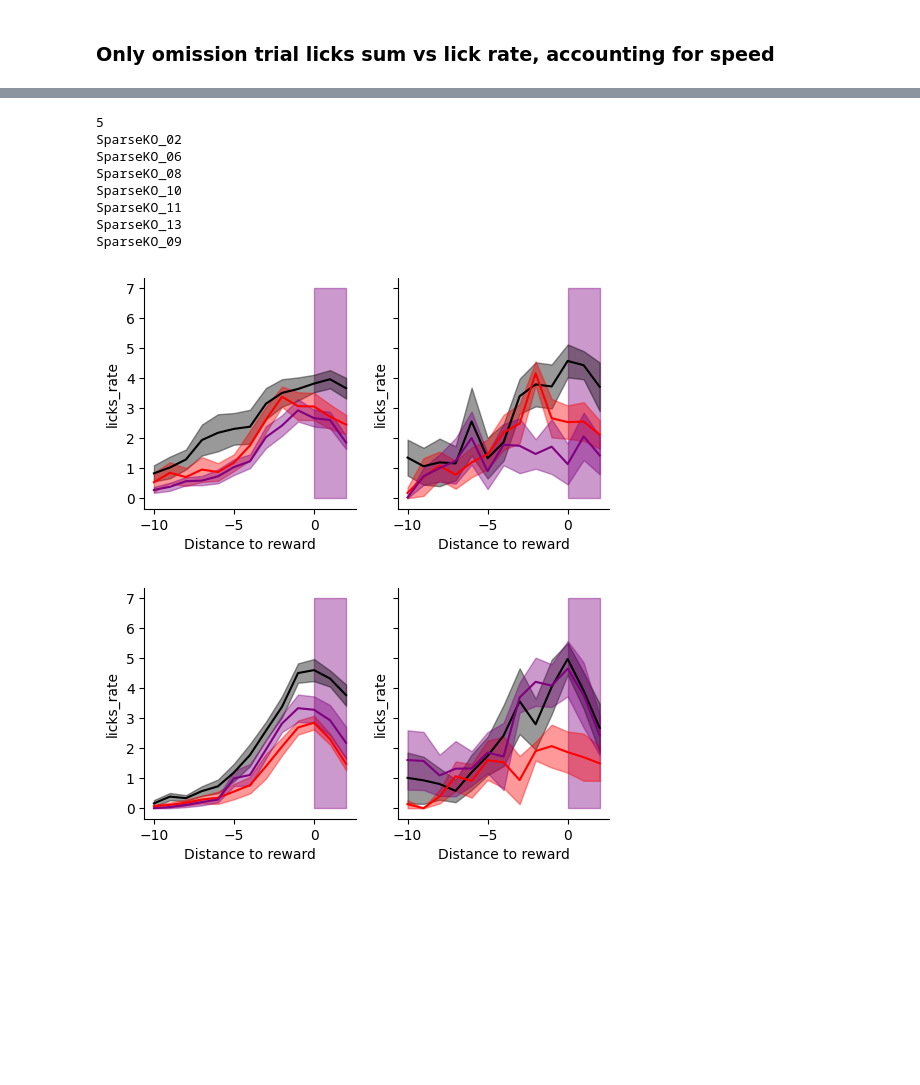
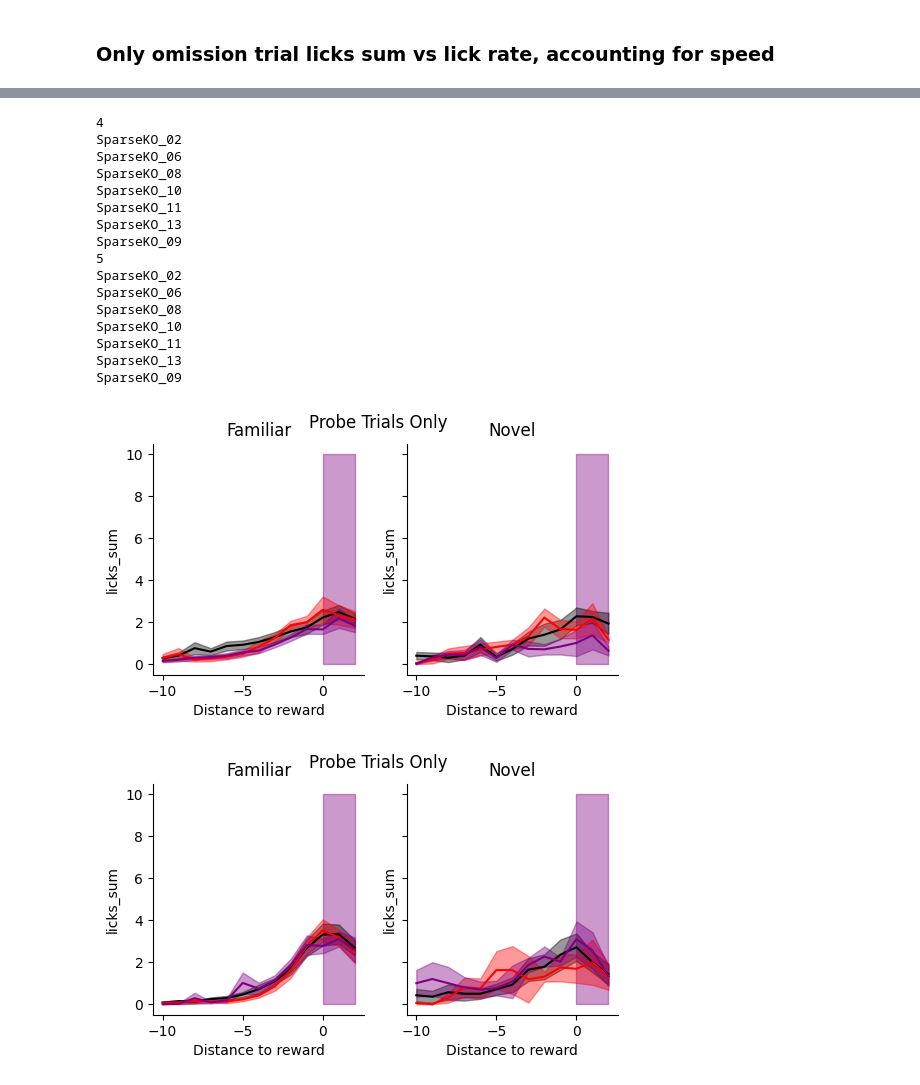
Before and after one commit to GiocomoLab/STX3KO_analyses, a Jupyter notebook: notebooks/figure1/lick_rate.ipynb, the cells around one changed output, grey strips where cells are left out. Drawn from its saved outputs; the diff is of its cells as text; code cells hidden in the pictures; blank space fills up the shorter version.

```diff
--- a/notebooks/figure1/lick_rate.ipynb
+++ b/notebooks/figure1/lick_rate.ipynb
@@ -27,10 +27,3 @@ plt.rcParams['pdf.fonttype']=42
 # %%
 figdir = pathlib.Path('/mnt/BigDisk/fig_scratch/stx3/fig1_licks')
 figdir.mkdir(exist_ok=True, parents=True)
-# %%
-mouse = ctrl_mice[1]
-day = 5
-sess = stx.utilities.load_vr_day(mouse, day,verbose = False, pkldir = '/mnt/BigDisk/YMaze_VR_Pkls/', trial_mat_keys=['reward',])
-
-
-sess.trial_matrices.keys()
@@ -106,7 +97,7 @@ def make_behavior_dataframe(key, mean=False, omit_only =False, norm=False, rzone
                                 })
     return pd.DataFrame(rows)
 # %%
-def plot_each_day(df, key, maxy=10, save=True):
+def plot_each_day(df, key, maxy=10, save=True, omit_only=True):
     for day in range(6):
 
         x = np.arange(-10,3)
@@ -132,8 +123,15 @@ def plot_each_day(df, key, maxy=10, save=True):
 
             a.set_ylabel(key)
             a.set_xlabel('Distance to reward')
+        ax[0].set_title('Familiar')
+        ax[1].set_title('Novel')
         if save:
-            fig.savefig(figdir / f"{key}_v_position_day{day}.pdf")
+            if omit_only:
+                fig.suptitle("Probe Trials Only")
+                fig.savefig(figdir / f"{key}_v_position_day{day}_omitOnly.pdf")
+            else:
+
+                fig.savefig(figdir / f"{key}_v_position_day{day}.pdf")
 # %%
 df = make_behavior_dataframe('licks_rate', mean=True)
 plot_each_day(df,'licks_rate', maxy=7)
@@ -905,11 +903,11 @@ def make_rzone_dataframe(lick_key, mean=False, omit_only =False):
                     licks = sess.trial_matrices[lick_key][trial_mask,:]
                     speed = sess.trial_matrices['speed'][trial_mask,:]
                     if mean:
-                        rzone_dat = np.nanmean(licks[:,rzone-1:rzone+3], axis=0).mean()
+                        rzone_dat = np.nanmean(licks[:,rzone-5:rzone+3], axis=0).mean()
                     else:
-                        rzone_dat = np.nanmean(licks[:,rzone-1:rzone+3], axis=0).sum()
+                        rzone_dat = np.nanmean(licks[:,rzone-5:rzone+3], axis=0).sum()
 
-                    rzone_speed = np.nanmean(speed[:,rzone-1:rzone+3], axis=0).mean()
+                    rzone_speed = np.nanmean(speed[:,rzone-5:rzone+3], axis=0).mean()
 
                     rzone_plot_vec = np.nanmean(licks[:,rzone-10:rzone+3], axis=0)
 
@@ -923,8 +921,8 @@ def make_rzone_dataframe(lick_key, mean=False, omit_only =False):
                                 })
     return pd.DataFrame(rows)
 # %%
-df = make_rzone_dataframe('licks_rate', mean=True, omit_only=True)
-plot_each_day(df,'licks_rate', maxy=7,save=False)
+df = make_rzone_dataframe('licks_sum', mean=False, omit_only=True)
+plot_each_day(df,'licks_sum', maxy=10,save=True)
 # %% [output]
 0
 4467331.1
@@ -1010,14 +1008,22 @@ SparseKO_06
 SparseKO_10
 SparseKO_11
 SparseKO_13
 SparseKO_09
+4
+SparseKO_02
+SparseKO_06
+SparseKO_08
+SparseKO_10
+SparseKO_11
+SparseKO_13
+SparseKO_09
 5
 SparseKO_02
 SparseKO_06
 SparseKO_08
 SparseKO_10
 SparseKO_11
 SparseKO_13
 SparseKO_09
-[figure, old version]
+[figure, new version]
-[figure, old version]
+[figure, new version]
```
Also changed, not shown: parts of 23 cells of this notebook, 9 other files.
